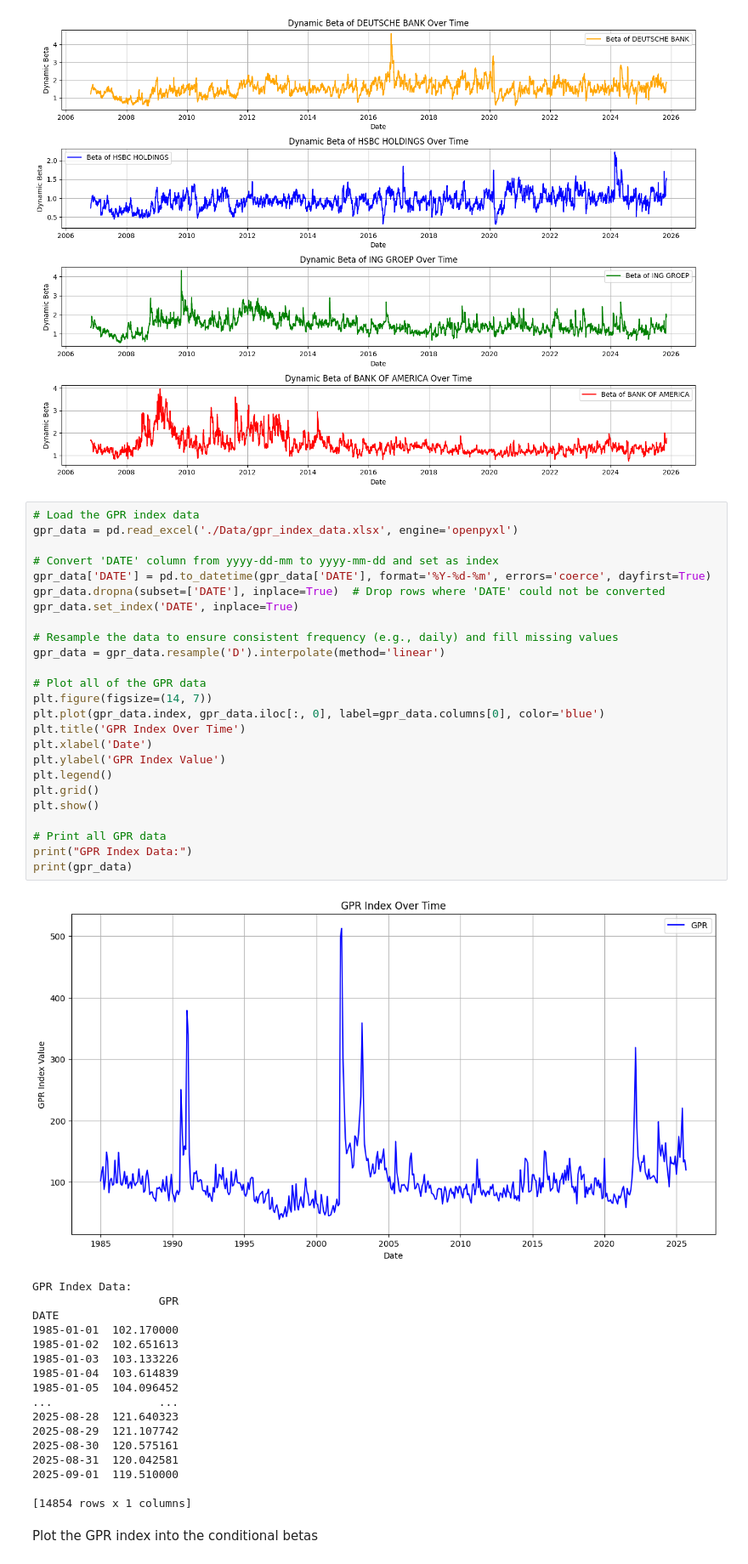
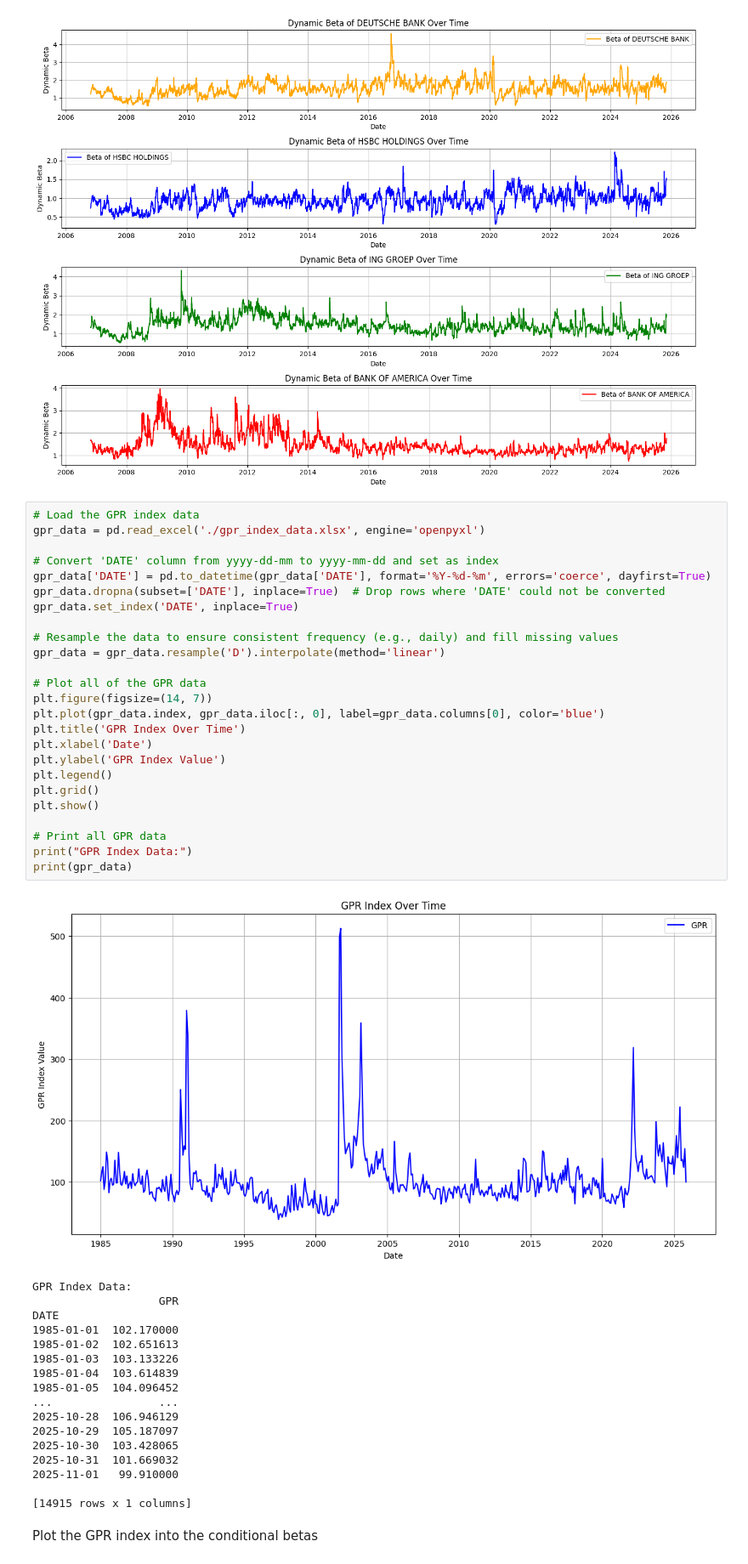
Before and after one commit to thijsmdejong/Geopolitical-SRISK---MSc-Thesis, a Jupyter notebook: G-SIBs focus.ipynb, the cells around one changed output. Shown at 85% size. Cells and saved outputs as stored; diff of their text form.

```diff
--- a/G-SIBs focus.ipynb
+++ b/G-SIBs focus.ipynb
@@ -493,31 +516,31 @@ plt.show()
 [figure]
 # %%
 # Load the GPR index data
-gpr_data = pd.read_excel('./Data/gpr_index_data.xlsx', engine='openpyxl')
+gpr_data = pd.read_excel('./gpr_index_data.xlsx', engine='openpyxl')
 
 # Convert 'DATE' column from yyyy-dd-mm to yyyy-mm-dd and set as index
 gpr_data['DATE'] = pd.to_datetime(gpr_data['DATE'], format='%Y-%d-%m', errors='coerce', dayfirst=True)
 gpr_data.dropna(subset=['DATE'], inplace=True)  # Drop rows where 'DATE' could not be converted
 gpr_data.set_index('DATE', inplace=True)
 
 # Resample the data to ensure consistent frequency (e.g., daily) and fill missing values
 gpr_data = gpr_data.resample('D').interpolate(method='linear')
 
 # Plot all of the GPR data
 plt.figure(figsize=(14, 7))
 plt.plot(gpr_data.index, gpr_data.iloc[:, 0], label=gpr_data.columns[0], color='blue')
 plt.title('GPR Index Over Time')
 plt.xlabel('Date')
 plt.ylabel('GPR Index Value')
 plt.legend()
 plt.grid()
 plt.show()
 
 # Print all GPR data
 print("GPR Index Data:")
 print(gpr_data)
 # %% [output]
-[figure, old version]
+[figure, new version]
 GPR Index Data:
                    GPR
 DATE
@@ -527,13 +550,13 @@ DATE
 1985-01-04  103.614839
 1985-01-05  104.096452
 ...                ...
-2025-08-28  121.640323
-2025-08-29  121.107742
-2025-08-30  120.575161
-2025-08-31  120.042581
-2025-09-01  119.510000
+2025-10-28  106.946129
+2025-10-29  105.187097
+2025-10-30  103.428065
+2025-10-31  101.669032
+2025-11-01   99.910000
 
-[14854 rows x 1 columns]
+[14915 rows x 1 columns]
 # %% [markdown]
 Plot the GPR index into the conditional betas
 # %%
```
Also changed, not shown: parts of 22 cells of this notebook.
